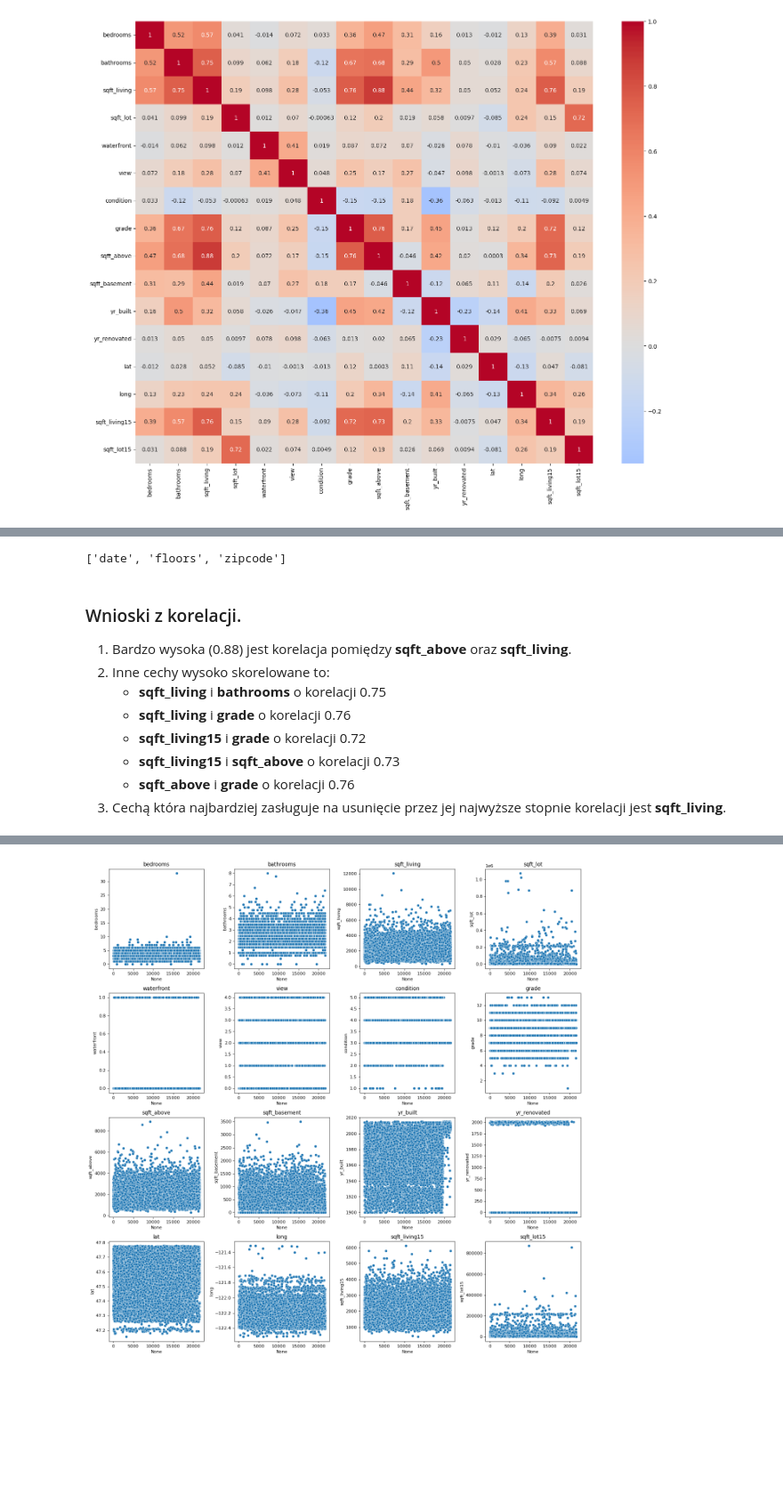
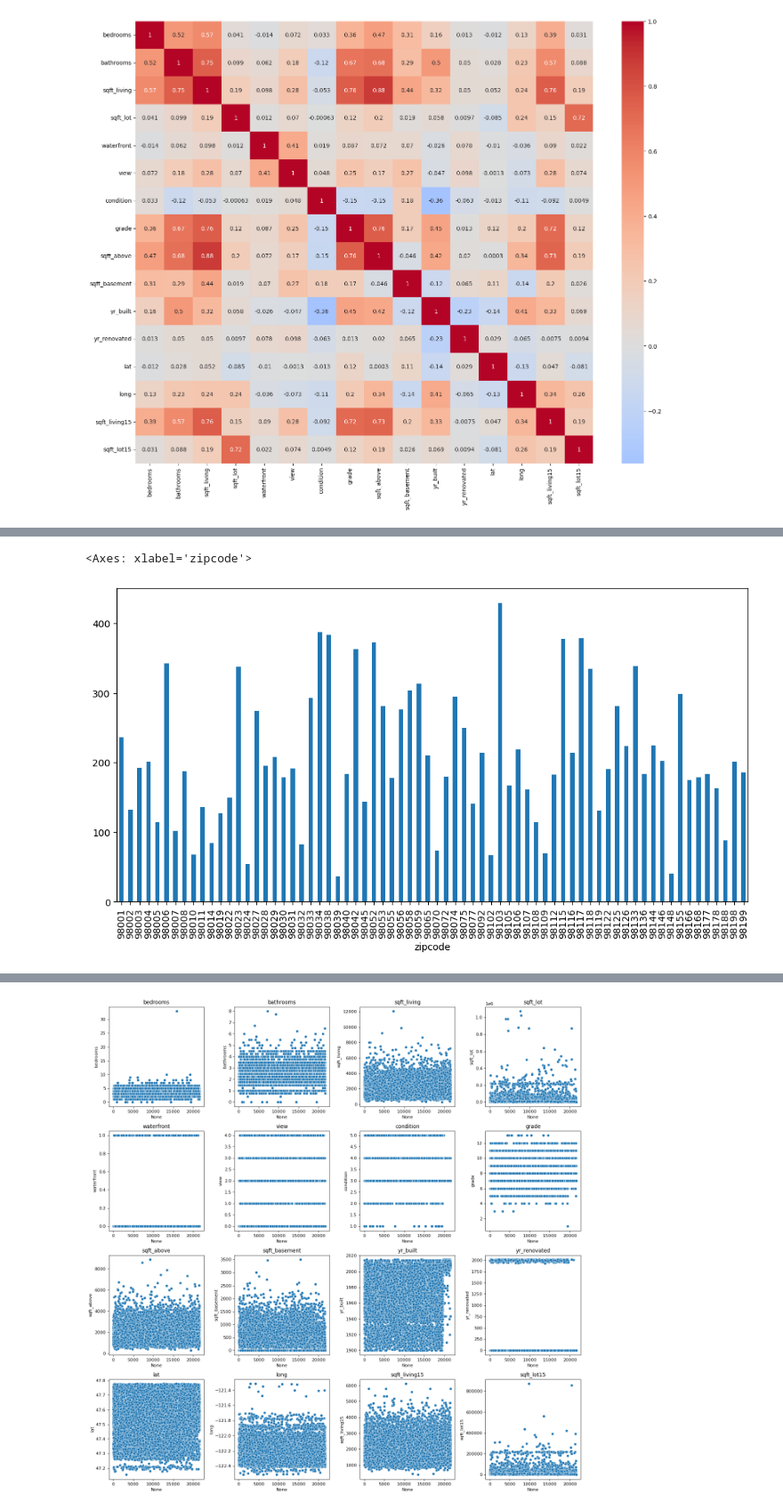
Before and after one commit to Hadidomena/Data-exploration-methods, a Jupyter notebook: Poprawa Kolokwium MED.ipynb, the cells around one changed output, grey strips where cells are left out. Shown at 89% size. Cells and saved outputs as stored; diff of their text form; code cells hidden in the pictures; blank space fills up the shorter version.

```diff
--- a/Poprawa Kolokwium MED.ipynb
+++ b/Poprawa Kolokwium MED.ipynb
@@ -104,15 +118,7 @@ sqft_lot15       1.000000
 # %%
 catCol = [x for x in domy_train if x not in numCol]
 catCol
+domy_train['zipcode'].value_counts().sort_index().plot(kind='bar', figsize=(12,6))
 # %% [output]
-['date', 'floors', 'zipcode']
+<Axes: xlabel='zipcode'>
+[figure, added]
-# %% [markdown]
-### Wnioski z korelacji.
-1. Bardzo wysoka (0.88) jest korelacja pomiędzy **sqft_above** oraz **sqft_living**.
-2. Inne cechy wysoko skorelowane to:
-    - **sqft_living** i **bathrooms** o korelacji 0.75
-    - **sqft_living** i **grade** o korelacji 0.76
-    - **sqft_living15** i **grade** o korelacji 0.72
-    - **sqft_living15** i **sqft_above** o korelacji 0.73
-    - **sqft_above** i **grade** o korelacji 0.76
-3. Cechą która najbardziej zasługuje na usunięcie przez jej najwyższe stopnie korelacji jest **sqft_living**.
```
Also changed, not shown: parts of 27 cells of this notebook.
